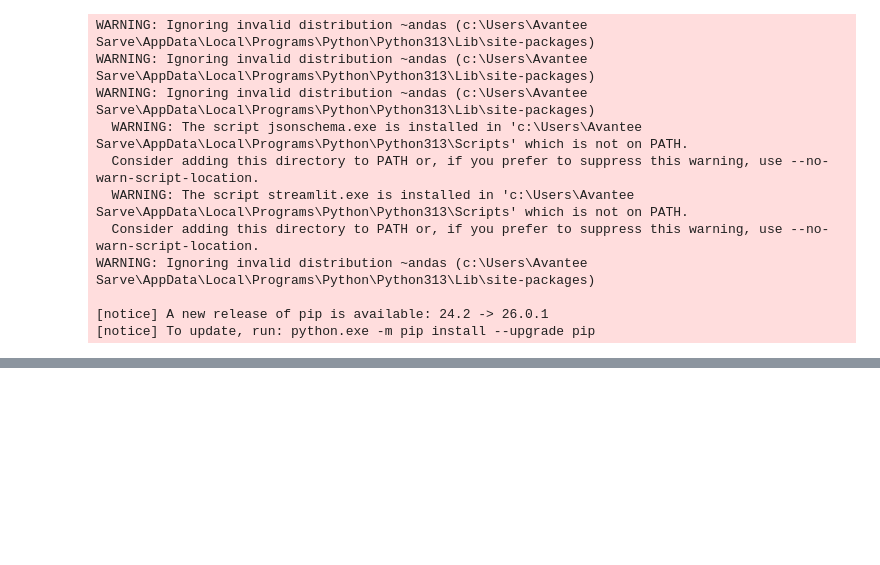
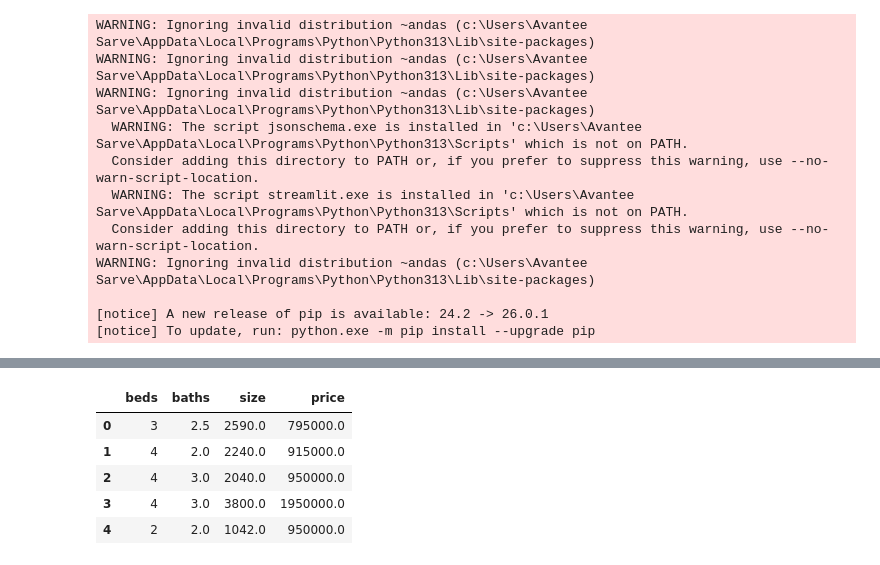
Before and after one commit to avanteesarve-code/Green-AI---python, a Jupyter notebook: Day8.ipynb, the cells around one changed output, grey strips where cells are left out. Drawn from its saved outputs; the diff is of its cells as text; code cells hidden in the pictures; blank space fills up the shorter version.

```diff
--- a/Day8.ipynb
+++ b/Day8.ipynb
@@ -43,0 +71,11 @@ WARNING: Ignoring invalid distribution ~andas (c:\Users\Avantee Sarve\AppData\Lo
+# %%
+#drop unecessary columns
+full_df.drop(columns=["size_units", "lot_size_units", "lot_size","zip_code"], inplace=True)
+full_df.head()
+# %% [output]
+|  | beds | baths | size | price |
+| 0 | 3 | 2.5 | 2590.0 | 795000.0 |
+| 1 | 4 | 2.0 | 2240.0 | 915000.0 |
+| 2 | 4 | 3.0 | 2040.0 | 950000.0 |
+| 3 | 4 | 3.0 | 3800.0 | 1950000.0 |
+| 4 | 2 | 2.0 | 1042.0 | 950000.0 |
```
Also changed, not shown: parts of 14 cells of this notebook, 1 other file.
